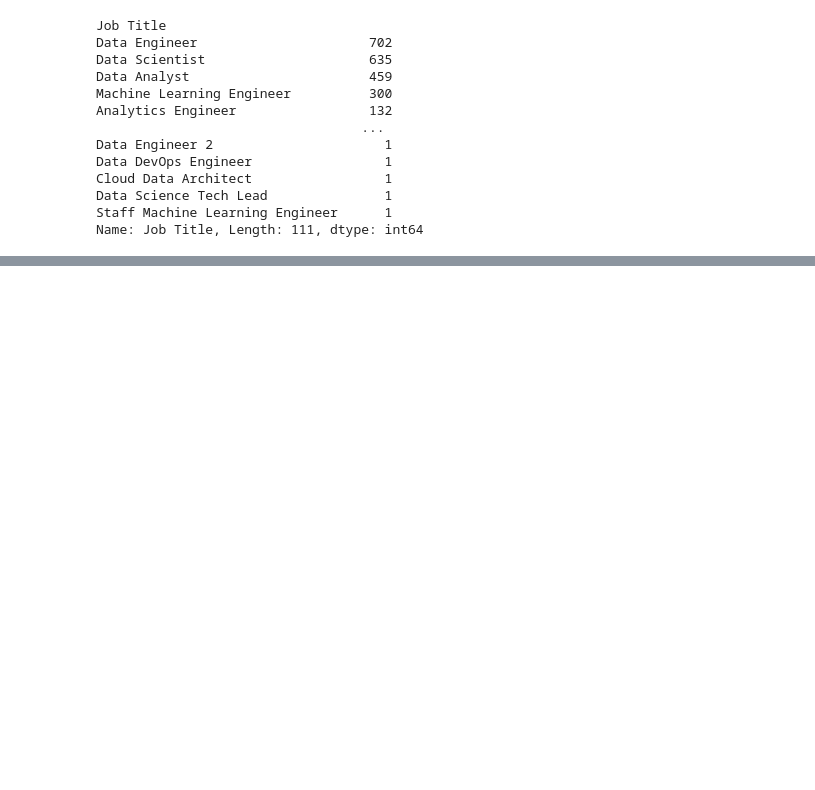
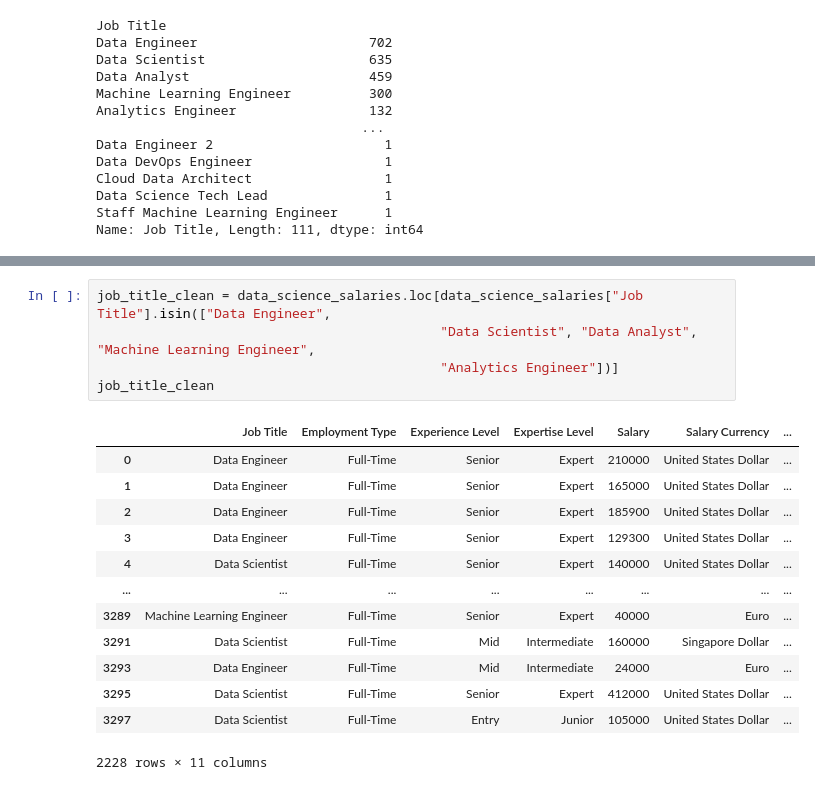
Before and after one commit to emilyshewcraft/project-one, a Jupyter notebook: data_science_salaries.ipynb, the cells around one changed output, grey strips where cells are left out. Saved outputs shown, nothing was run; the diff lists cells and outputs as text; blank space fills up the shorter version.

```diff
--- a/data_science_salaries.ipynb
+++ b/data_science_salaries.ipynb
@@ -49,0 +105,19 @@ Name: Employee Residence, Length: 83, dtype: int64
+# %%
+job_title_clean = data_science_salaries.loc[data_science_salaries["Job Title"].isin(["Data Engineer",
+                                            "Data Scientist", "Data Analyst", "Machine Learning Engineer",
+                                            "Analytics Engineer"])]
+job_title_clean
+# %% [output]
+|  | Job Title | Employment Type | Experience Level | Expertise Level | Salary | Salary Currency | ... |
+| 0 | Data Engineer | Full-Time | Senior | Expert | 210000 | United States Dollar | ... |
+| 1 | Data Engineer | Full-Time | Senior | Expert | 165000 | United States Dollar | ... |
+| 2 | Data Engineer | Full-Time | Senior | Expert | 185900 | United States Dollar | ... |
+| 3 | Data Engineer | Full-Time | Senior | Expert | 129300 | United States Dollar | ... |
+| 4 | Data Scientist | Full-Time | Senior | Expert | 140000 | United States Dollar | ... |
+| ... | ... | ... | ... | ... | ... | ... | ... |
+| 3289 | Machine Learning Engineer | Full-Time | Senior | Expert | 40000 | Euro | ... |
+| 3291 | Data Scientist | Full-Time | Mid | Intermediate | 160000 | Singapore Dollar | ... |
+| 3293 | Data Engineer | Full-Time | Mid | Intermediate | 24000 | Euro | ... |
+| 3295 | Data Scientist | Full-Time | Senior | Expert | 412000 | United States Dollar | ... |
+| 3297 | Data Scientist | Full-Time | Entry | Junior | 105000 | United States Dollar | ... |
+2228 rows × 11 columns
```
Also changed, not shown: parts of 5 cells of this notebook, 2 other files.
